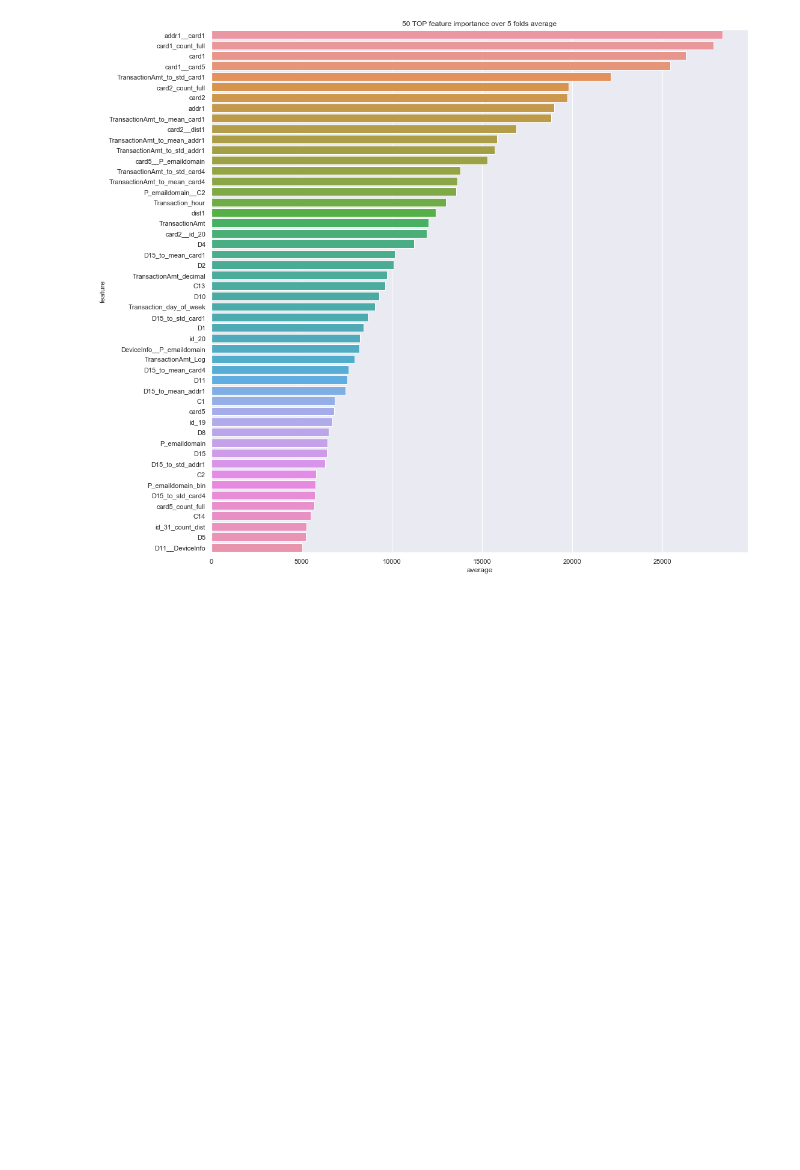
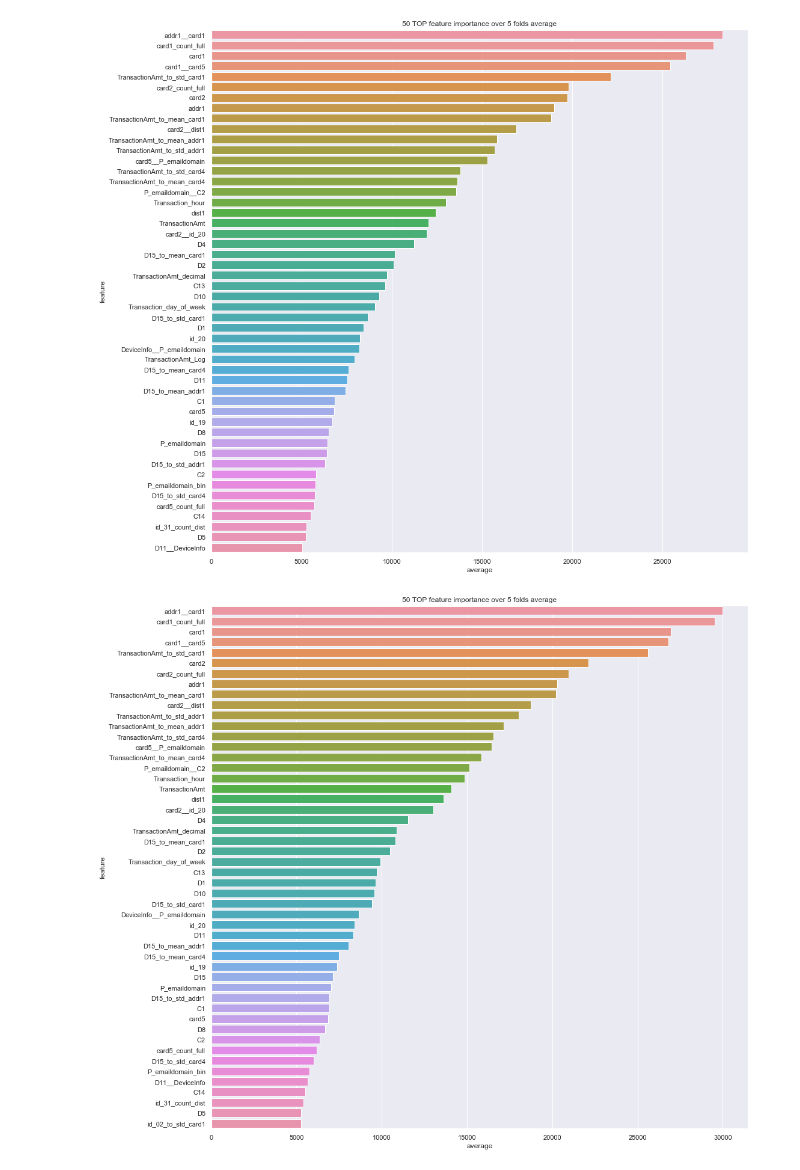
Before and after one commit to MattLee27/ML-DL-study, a Jupyter notebook: ieee_cis/fe_and_lightgbm.ipynb, the cells around one changed output. Cells and saved outputs as stored; diff of their text form; code cells hidden in the pictures; blank space fills up the shorter version.

```diff
--- a/ieee_cis/fe_and_lightgbm.ipynb
+++ b/ieee_cis/fe_and_lightgbm.ipynb
@@ -424,3 +433,13 @@ sns.barplot(data=feature_importances.sort_values(by='average', ascending=False).
 plt.title('50 TOP feature importance over {} folds average'.format(folds.n_splits));
 # %% [output]
 [figure]
+# %%
+# all feature -> 9월 5일 이거 돌리기!!
+feature_importances['average'] = feature_importances[[f'fold_{fold_n + 1}' for fold_n in range(folds.n_splits)]].mean(axis=1)
+feature_importances.to_csv('feature_importances.csv')
+
+plt.figure(figsize=(16, 16))
+sns.barplot(data=feature_importances.sort_values(by='average', ascending=False).head(50), x='average', y='feature');
+plt.title('50 TOP feature importance over {} folds average'.format(folds.n_splits));
+# %% [output]
+[figure, added]
```
Also changed, not shown: parts of 15 cells of this notebook.
